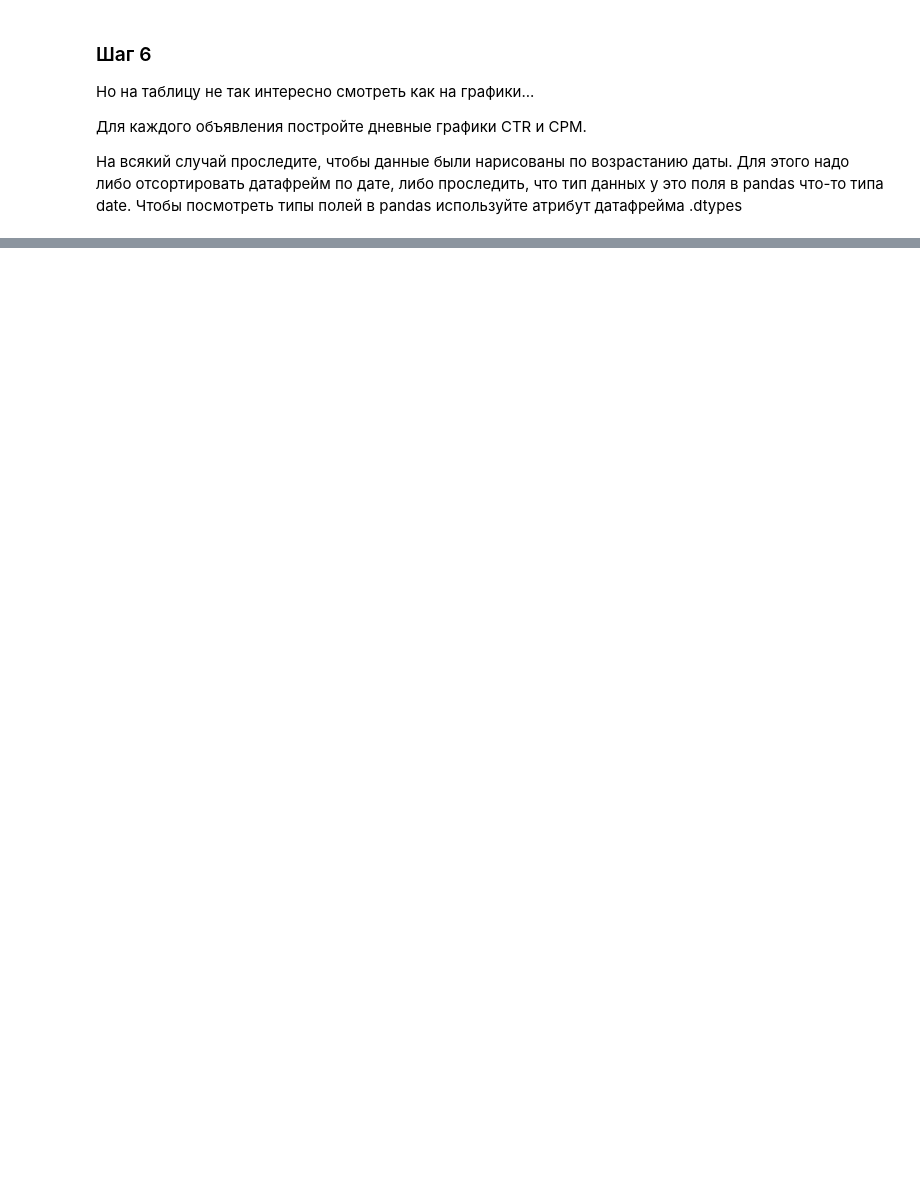
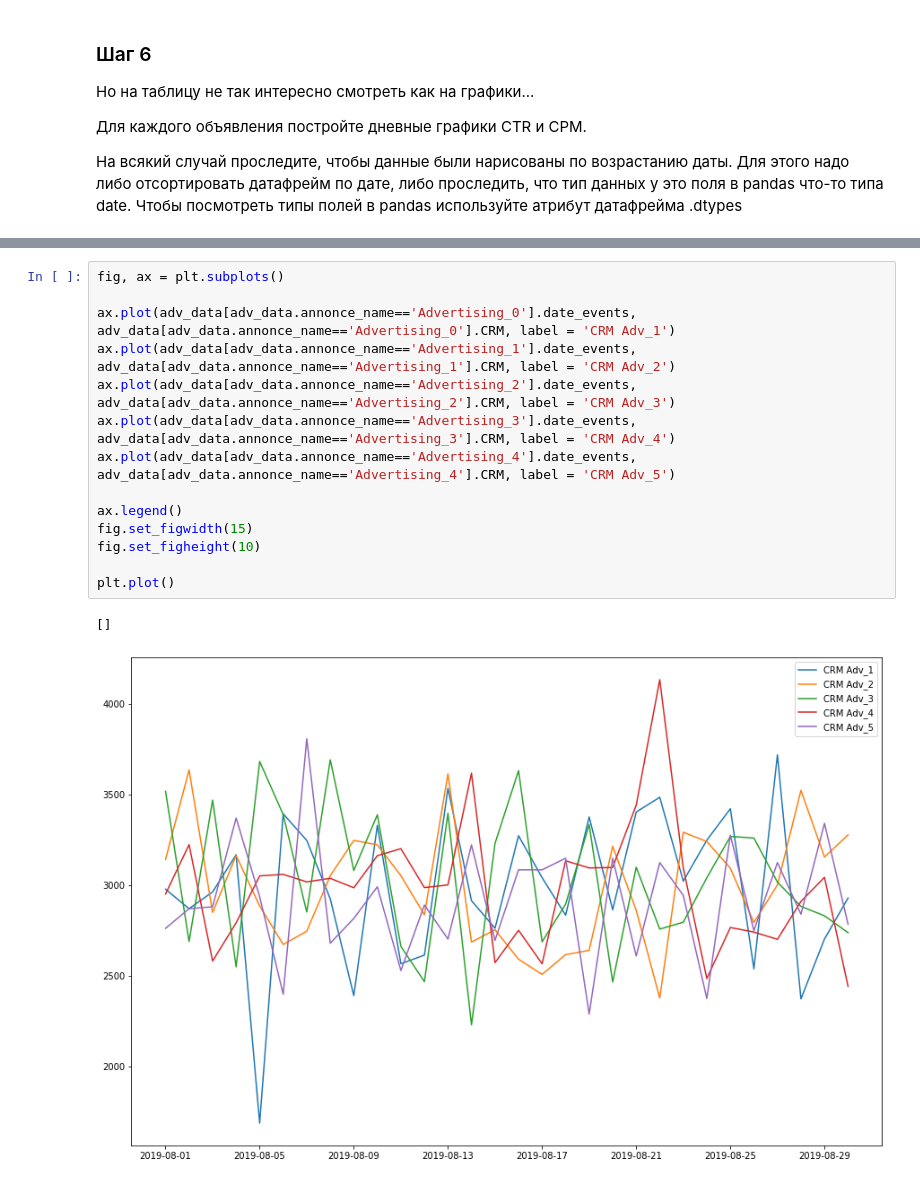
Before and after one commit to theysee/sberbank_reboot, a Jupyter notebook: Поток_3_Практика_к_занятию_6.ipynb, the cells around one changed output, grey strips where cells are left out. Cells and saved outputs as stored; diff of their text form; blank space fills up the shorter version.

```diff
--- a/Поток_3_Практика_к_занятию_6.ipynb
+++ b/Поток_3_Практика_к_занятию_6.ipynb
@@ -312,0 +349,17 @@ dtype('<M8[ns]')
+# %%
+fig, ax = plt.subplots()
+
+ax.plot(adv_data[adv_data.annonce_name=='Advertising_0'].date_events, adv_data[adv_data.annonce_name=='Advertising_0'].CRM, label = 'CRM Adv_1')
+ax.plot(adv_data[adv_data.annonce_name=='Advertising_1'].date_events, adv_data[adv_data.annonce_name=='Advertising_1'].CRM, label = 'CRM Adv_2')
+ax.plot(adv_data[adv_data.annonce_name=='Advertising_2'].date_events, adv_data[adv_data.annonce_name=='Advertising_2'].CRM, label = 'CRM Adv_3')
+ax.plot(adv_data[adv_data.annonce_name=='Advertising_3'].date_events, adv_data[adv_data.annonce_name=='Advertising_3'].CRM, label = 'CRM Adv_4')
+ax.plot(adv_data[adv_data.annonce_name=='Advertising_4'].date_events, adv_data[adv_data.annonce_name=='Advertising_4'].CRM, label = 'CRM Adv_5')
+
+ax.legend()
+fig.set_figwidth(15)
+fig.set_figheight(10)
+
+plt.plot()
+# %% [output]
+[]
+[figure, added]
```
Also changed, not shown: parts of 6 cells of this notebook.
